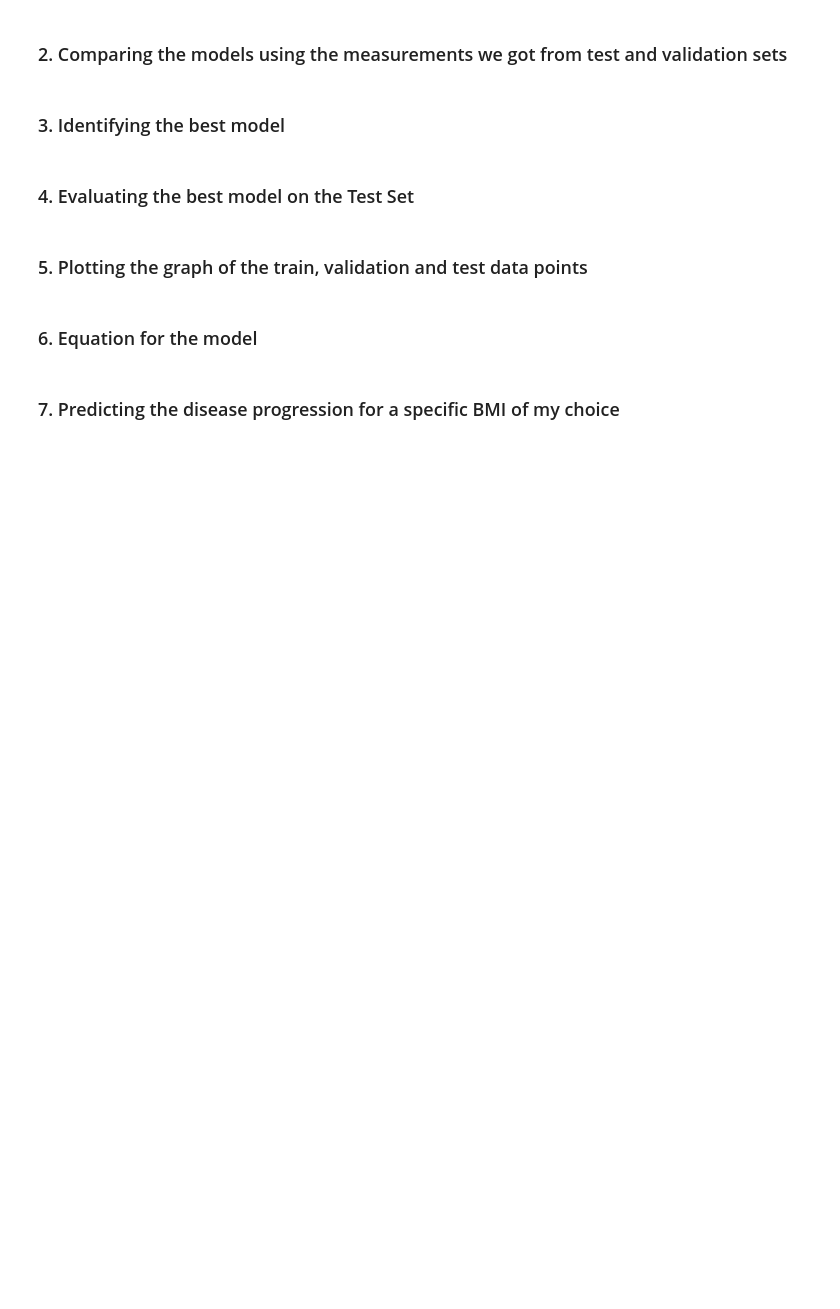
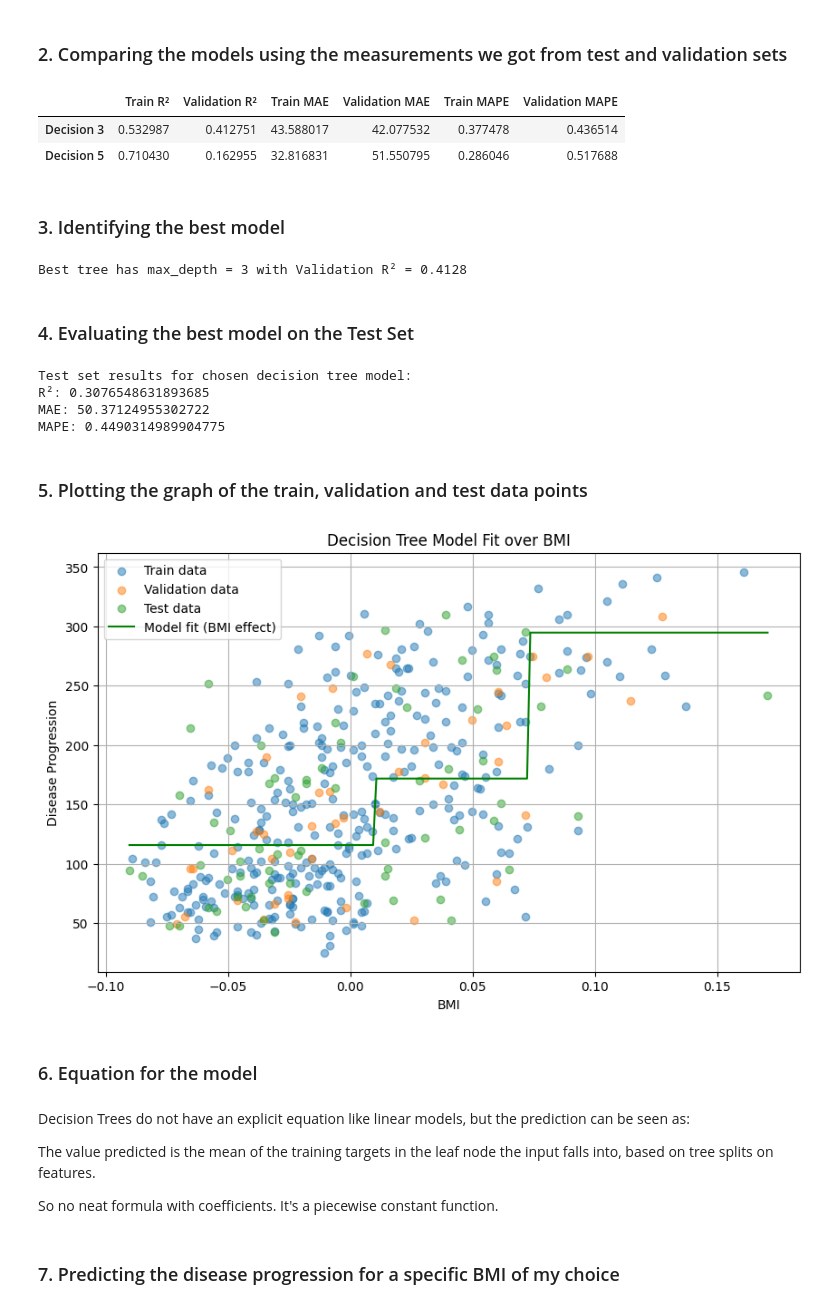
Before and after one commit to Eris-Leksi/Practical-Lab-2---FMLF, a Jupyter notebook: script.ipynb, the cells around one changed output. Drawn from its saved outputs; the diff is of its cells as text; code cells hidden in the pictures; blank space fills up the shorter version.

```diff
--- a/script.ipynb
+++ b/script.ipynb
@@ -498,12 +516,75 @@ tree2.fit(X_train, y_train)
 # %% [markdown]
 ### 2. Comparing the models using the measurements we got from test and validation sets
+# %%
+metrics_tree1 = get_metrics(tree1, X_train, y_train, X_val, y_val)
+metrics_tree2 = get_metrics(tree2, X_train, y_train, X_val, y_val)
+
+df_tree_metrics = pd.DataFrame([metrics_tree1, metrics_tree2], index=["Decision 3", "Decision 5"])
+df_tree_metrics[["Train R²", "Validation R²", "Train MAE", "Validation MAE", "Train MAPE", "Validation MAPE"]]
+# %% [output]
+|  | Train R² | Validation R² | Train MAE | Validation MAE | Train MAPE | Validation MAPE |
+| Decision 3 | 0.532987 | 0.412751 | 43.588017 | 42.077532 | 0.377478 | 0.436514 |
+| Decision 5 | 0.710430 | 0.162955 | 32.816831 | 51.550795 | 0.286046 | 0.517688 |
 # %% [markdown]
 ### 3. Identifying the best model
+# %%
+chosen_tree = tree1 if metrics_tree1['Validation R²'] > metrics_tree2['Validation R²'] else tree2
+chosen_depth = 3 if metrics_tree1['Validation R²'] > metrics_tree2['Validation R²'] else 5
+
+print(f"Best tree has max_depth = {chosen_depth} with Validation R² = {max(metrics_tree1['Validation R²'], metrics_tree2['Validation R²']):.4f}")
+# %% [output]
+Best tree has max_depth = 3 with Validation R² = 0.4128
 # %% [markdown]
 ### 4. Evaluating the best model on the Test Set
+# %%
+pred_test_tree = chosen_tree.predict(X_test)
+
+print("Test set results for chosen decision tree model:")
+print("R²:", r2_score(y_test, pred_test_tree))
+print("MAE:", mean_absolute_error(y_test, pred_test_tree))
+print("MAPE:", mean_absolute_percentage_error(y_test, pred_test_tree))
+# %% [output]
+Test set results for chosen decision tree model:
+R²: 0.3076548631893685
+MAE: 50.37124955302722
+MAPE: 0.4490314989904775
 # %% [markdown]
 ### 5. Plotting the graph of the train, validation and test data points
+# %%
+def plot_tree_fit(model, X_tr, y_tr, X_v, y_v, X_te, y_te):
+    plt.figure(figsize=(10,6))
+
+    bmi_train = X_tr[:, bmi_idx]
+    bmi_val = X_v[:, bmi_idx]
+    bmi_test = X_te[:, bmi_idx]
+
+    bmi_range = np.linspace(min(bmi_train.min(), bmi_val.min(), bmi_test.min()),
+                            max(bmi_train.max(), bmi_val.max(), bmi_test.max()), 200)
+    X_curve = np.zeros((len(bmi_range), X_tr.shape[1]))
+    X_curve[:, bmi_idx] = bmi_range
+    y_curve_pred = model.predict(X_curve)
+
+    plt.scatter(bmi_train, y_tr, label="Train data", alpha=0.5)
+    plt.scatter(bmi_val, y_v, label="Validation data", alpha=0.5)
+    plt.scatter(bmi_test, y_te, label="Test data", alpha=0.5)
+    plt.plot(bmi_range, y_curve_pred, color='green', label="Model fit (BMI effect)")
+    plt.xlabel("BMI")
+    plt.ylabel("Disease Progression")
+    plt.title("Decision Tree Model Fit over BMI")
+    plt.legend()
+    plt.grid(True)
+    plt.show()
+
+plot_tree_fit(chosen_tree, X_train.values, y_train, X_val.values, y_val, X_test.values, y_test)
+# %% [output]
+[figure, added]
 # %% [markdown]
 ### 6. Equation for the model
+# %% [markdown]
+Decision Trees do not have an explicit equation like linear models, but the prediction can be seen as:
+
+The value predicted is the mean of the training targets in the leaf node the input falls into, based on tree splits on features.
+
+So no neat formula with coefficients. It's a piecewise constant function.
 # %% [markdown]
 ### 7. Predicting the disease progression for a specific BMI of my choice
```
Also changed, not shown: parts of 28 cells of this notebook.
